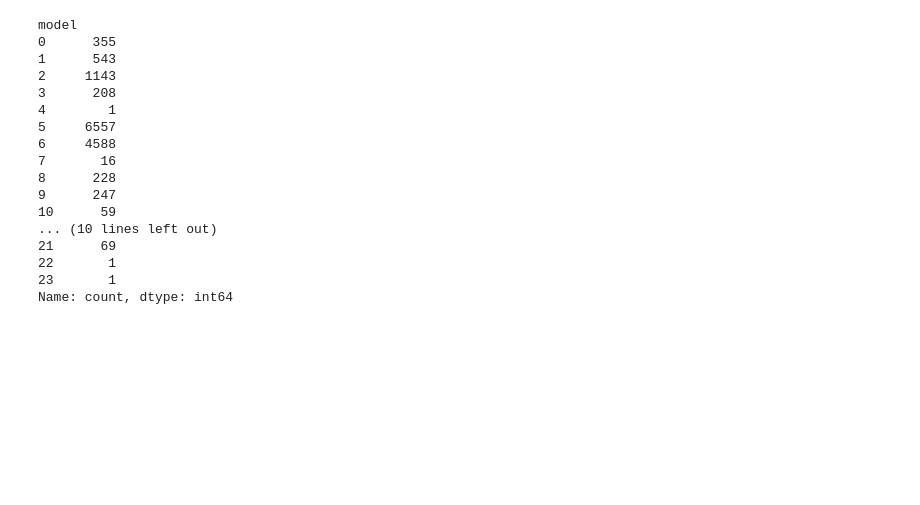
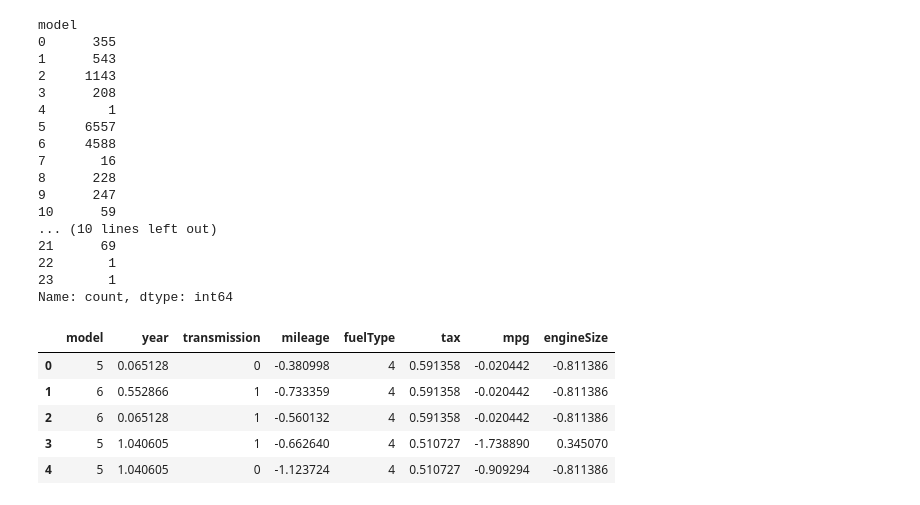
Before and after one commit to Sathvara-Amitkumar/Machine-Learning, a Jupyter notebook: Machine Learning P-1/ford_cars.ipynb, the cells around one changed output. Saved outputs shown, nothing was run; the diff lists cells and outputs as text; code cells hidden in the pictures; blank space fills up the shorter version.

```diff
--- a/Machine Learning P-1/ford_cars.ipynb
+++ b/Machine Learning P-1/ford_cars.ipynb
@@ -273,3 +267,12 @@ model
 22       1
 23       1
 Name: count, dtype: int64
+# %%
+x_label_encode.head()
+# %% [output]
+|  | model | year | transmission | mileage | fuelType | tax | mpg | engineSize |
+| 0 | 5 | 0.065128 | 0 | -0.380998 | 4 | 0.591358 | -0.020442 | -0.811386 |
+| 1 | 6 | 0.552866 | 1 | -0.733359 | 4 | 0.591358 | -0.020442 | -0.811386 |
+| 2 | 6 | 0.065128 | 1 | -0.560132 | 4 | 0.591358 | -0.020442 | -0.811386 |
+| 3 | 5 | 1.040605 | 1 | -0.662640 | 4 | 0.510727 | -1.738890 | 0.345070 |
+| 4 | 5 | 1.040605 | 0 | -1.123724 | 4 | 0.510727 | -0.909294 | -0.811386 |
```
Also changed, not shown: parts of 24 cells of this notebook.
